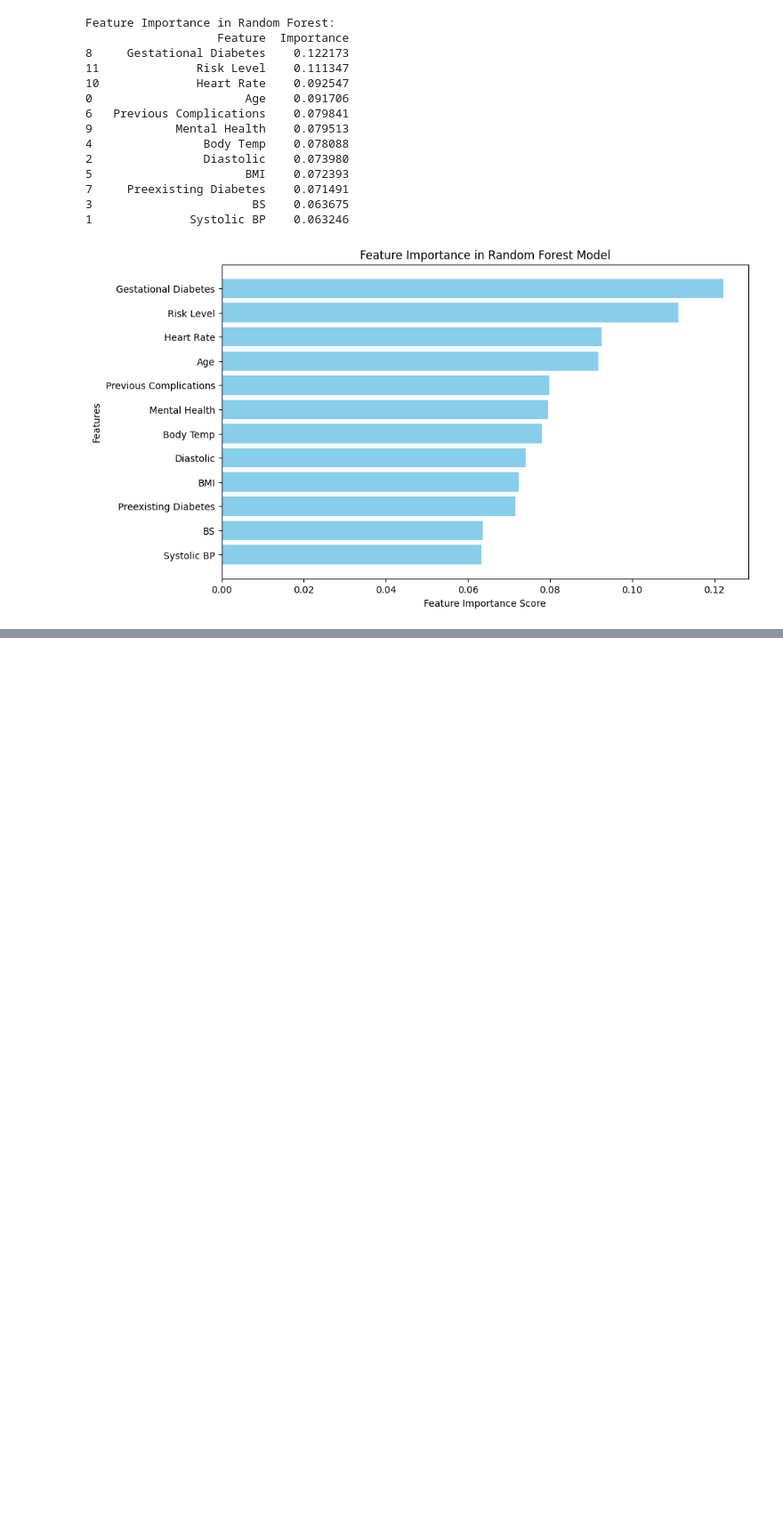
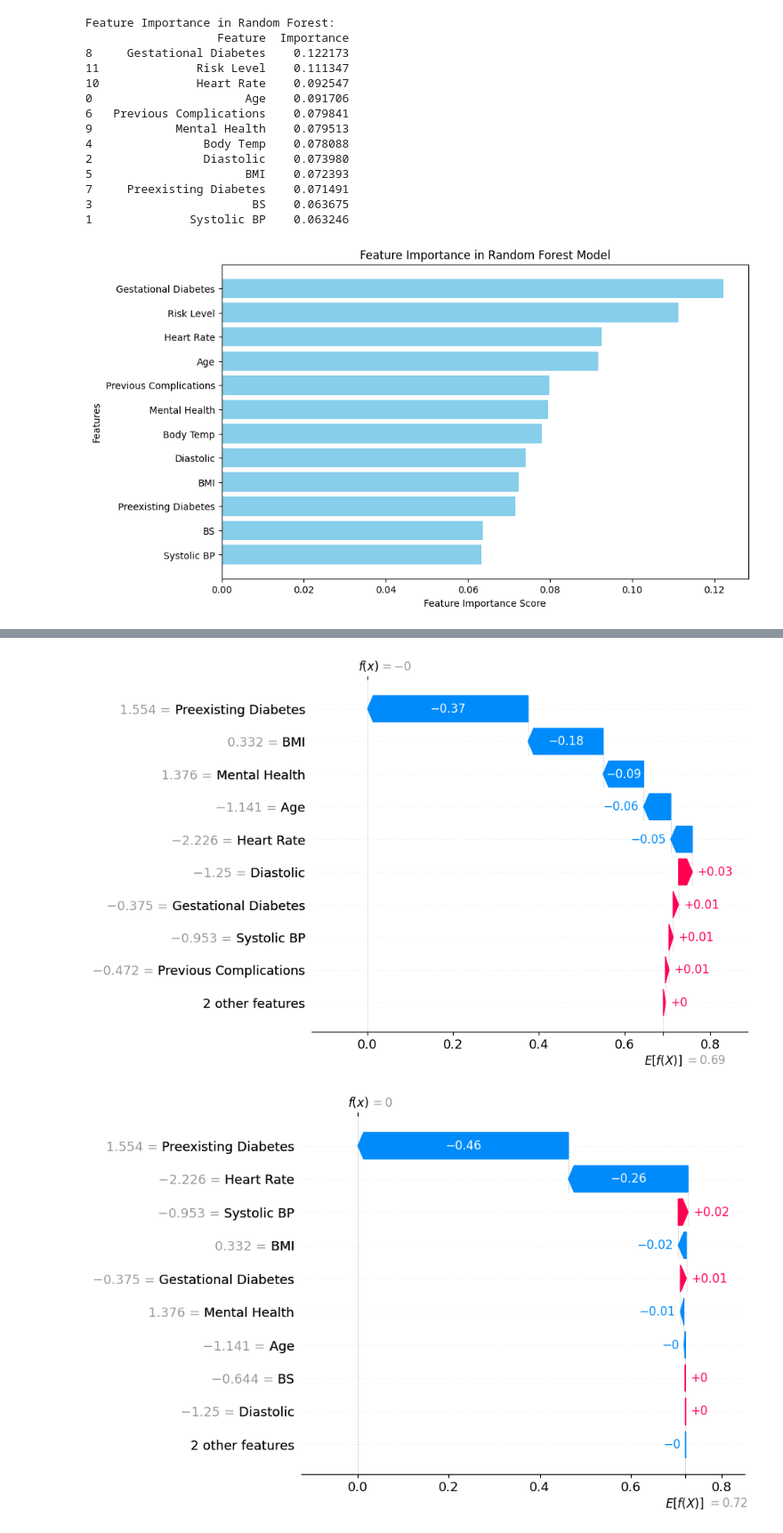
Before and after one commit to surabhisanjay/pregnancy_risk_prediction, a Jupyter notebook: mat_health.ipynb, the cells around one changed output, grey strips where cells are left out. Shown at 89% size. Cells and saved outputs as stored; diff of their text form; code cells hidden in the pictures; blank space fills up the shorter version.

```diff
--- a/mat_health.ipynb
+++ b/mat_health.ipynb
@@ -318,19 +318,3 @@ shap.plots.force(shap_values[instance_index])
 # %% [output]
 [figure]
 <shap.plots._force.AdditiveForceVisualizer at 0x...>
-# %%
-import eli5
-from eli5.sklearn import PermutationImportance
-
-# Define your feature names in the correct order
-X_train = pd.DataFrame(X_train, columns=X.columns)
-X_test = pd.DataFrame(X_test, columns=X.columns)
-feature_names = [
-    "Age", "Systolic BP", "Diastolic", "BS", "Body Temp", "BMI",
-    "Previous Complications", "Preexisting Diabetes", "Gestational Diabetes",
-    "Mental Health", "Heart Rate"
-]
-
-perm = PermutationImportance(model, random_state=42).fit(X_test, y_test)
-eli5.show_weights(perm, feature_names=feature_names)
-eli5.show_weights(perm, feature_names=X.columns.tolist())
@@ -561,0 +647,57 @@ InvalidIndexError: (slice(None, None, None), 1)
+# %%
+import shap
+import matplotlib.pyplot as plt
+import os
+
+def generate_shap_dependence_plots(model, X_test, model_name, features=None):
+    explainer = shap.TreeExplainer(model)
+    shap_values = explainer(X_test)
+
+    os.makedirs(f"shap_dependence_plots_{model_name}", exist_ok=True)
+
+    # Choose a subset of features if not specified
+    if features is None:
+        features = X_test.columns[:10]  # Default: first 10 features
+
+    for feature in features:
+        shap.dependence_plot(
+            feature,
+            shap_values.values if len(shap_values.values.shape) == 2 else shap_values.values[:, :, 0],
+            X_test,
+            show=False
+        )
+        plt.tight_layout()
+        plt.savefig(f"shap_dependence_plots_{model_name}/shap_dependence_{feature}.png", dpi=300)
+        plt.close()
+generate_shap_dependence_plots(rf_model, X_test, "random_forest")
+generate_shap_dependence_plots(rf_model, X_test, "xg boost")
+generate_shap_dependence_plots(rf_model, X_test, "decision_tree")
+# AdaBoost
+
+explainer = shap.Explainer(models["AdaBoost"].predict, X_test)
+shap_values = explainer(X_test[:100])
+import matplotlib.pyplot as plt
+
+# Pick one instance (e.g., first row)
+idx = 0
+shap.plots.waterfall(shap_values[idx])
+plt.show()
+explainer = shap.Explainer(models["Decision Tree"].predict, X_test)
+shap_values = explainer(X_test[:100])
+import matplotlib.pyplot as plt
+
+# Pick one instance (e.g., first row)
+idx = 0
+shap.plots.waterfall(shap_values[idx])
+plt.show()
+explainer = shap.Explainer(models["XGBoost"].predict, X_test)
+shap_values = explainer(X_test[:100])
+import matplotlib.pyplot as plt
+
+# Pick one instance (e.g., first row)
+idx = 0
+shap.plots.waterfall(shap_values[idx])
+plt.show()
+# %% [output]
+[figure, added]
+[figure, added]
```
Also changed, not shown: parts of 18 cells of this notebook.
